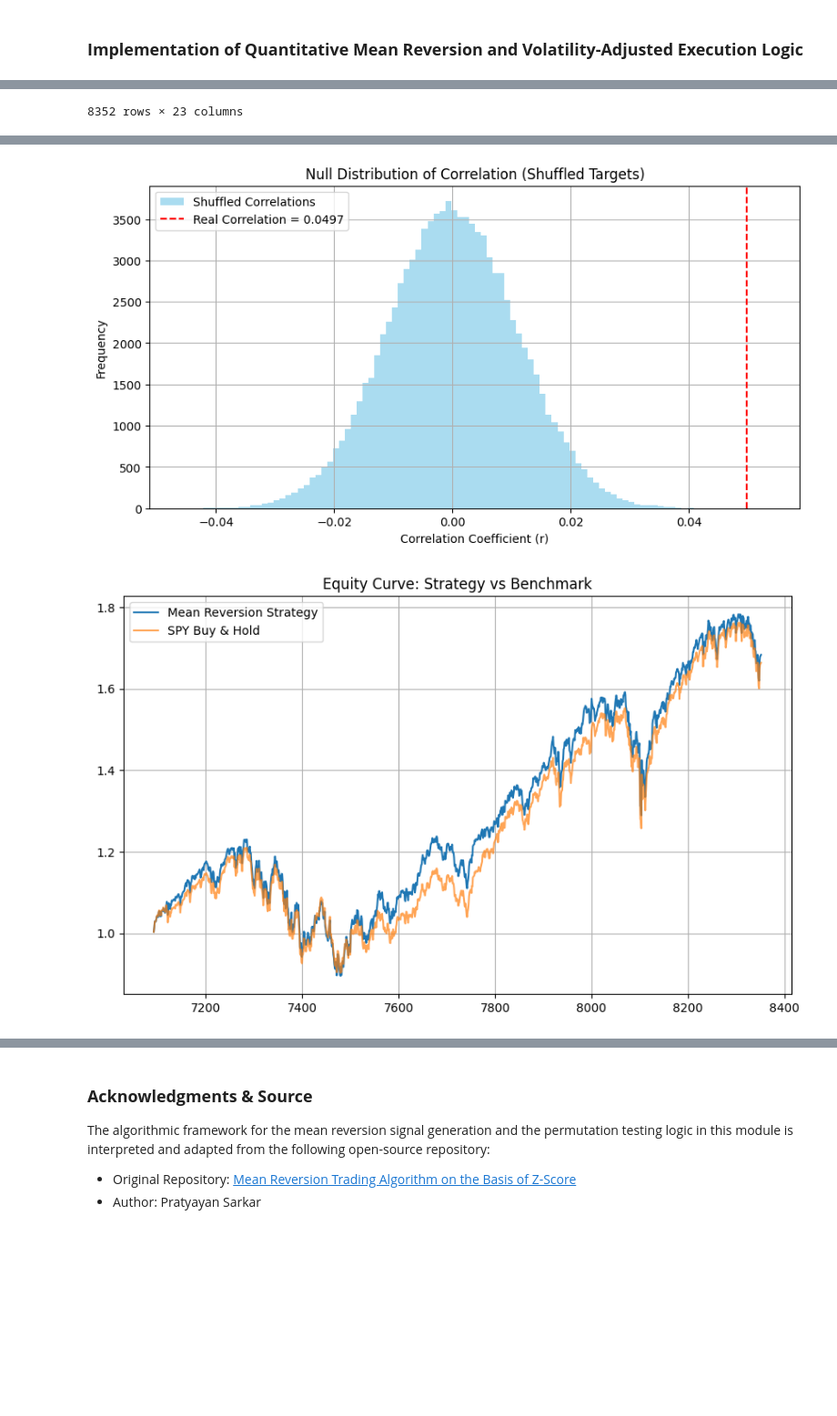
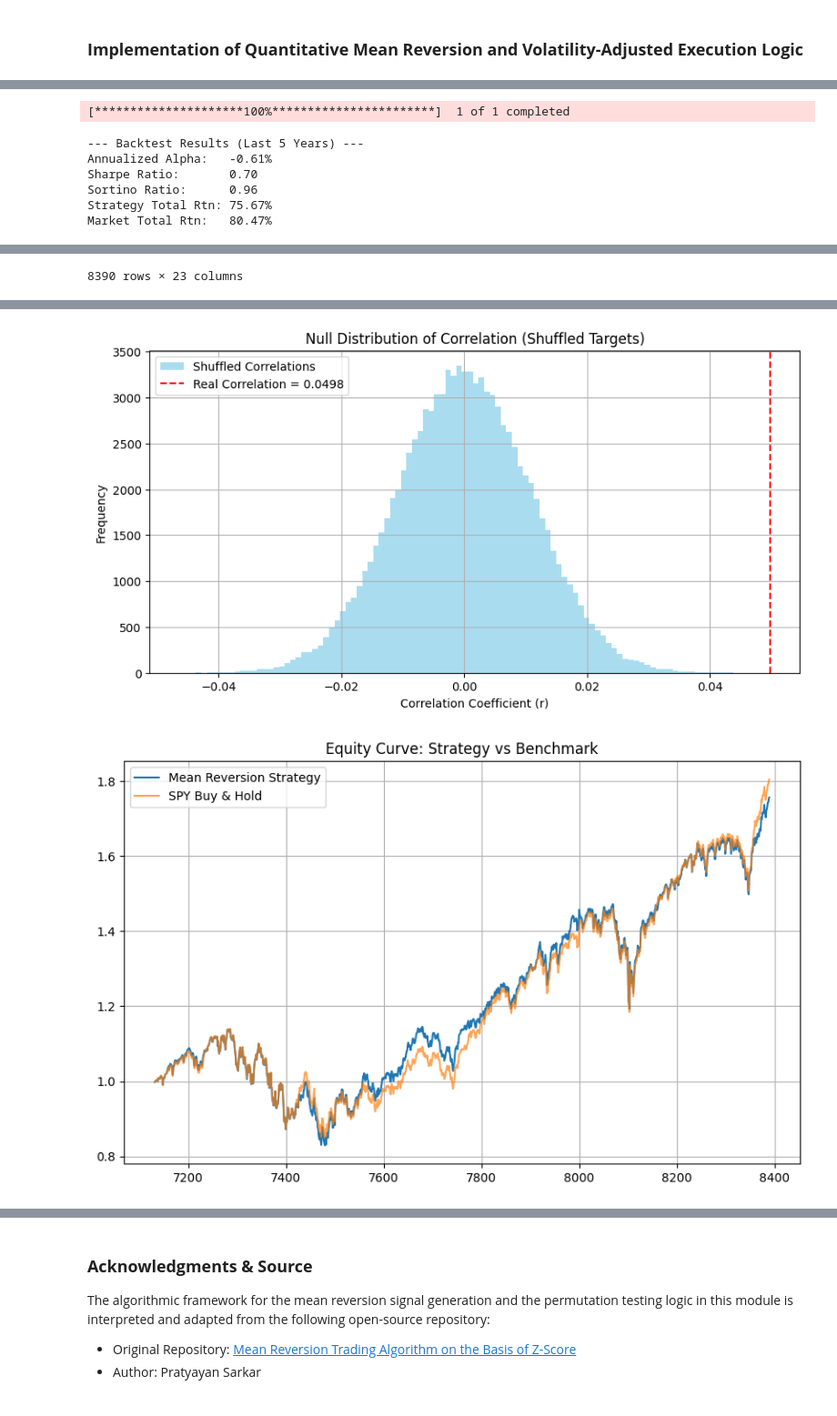
Before and after one commit to JuanAndrewD/RMCT_Assignment_Codebase, a Jupyter notebook: Institutional_Algorithmic_Trading_Strategy-RMCT-Assignment.ipynb, the cells around one changed output, grey strips where cells are left out. Shown at 91% size. Cells and saved outputs as stored; diff of their text form; code cells hidden in the pictures; blank space fills up the shorter version.

```diff
--- a/Institutional_Algorithmic_Trading_Strategy-RMCT-Assignment.ipynb
+++ b/Institutional_Algorithmic_Trading_Strategy-RMCT-Assignment.ipynb
@@ -217,9 +221,17 @@ def assess_regression_output(df, coef, features='Mean_Reversion_Signal', target=
     return df
 
 def backtest_strategy(df, years=5):
-    # 1. Filter for the last 5 years based on the original data timeframe
+    # 1. Get the full unfiltered data for the last 5 calendar years
+    full_df = get_data()
     days_to_lookback = years * 252
-    backtest_df = df.iloc[-days_to_lookback:].copy()
+    full_df_recent = full_df.iloc[-days_to_lookback:].copy()
+
+    # Get the actual index range for the last 5 years
+    start_idx = full_df_recent.index[0]
+    end_idx = full_df_recent.index[-1]
+
+    # Filter the strategy dataframe to match the same calendar period
+    backtest_df = df[(df.index >= start_idx) & (df.index <= end_idx)].copy()
 
     # 2. Generate Signals
     # Signal = 1 if predicted change is positive, -1 if negative (Simple Linear Strategy)
@@ -309 +321,8 @@ Market Total Rtn:   66.39%
+[*********************100%***********************]  1 of 1 completed
+--- Backtest Results (Last 5 Years) ---
+Annualized Alpha:   -0.61%
+Sharpe Ratio:       0.70
+Sortino Ratio:      0.96
+Strategy Total Rtn: 75.67%
+Market Total Rtn:   80.47%
 | Price | Adj Close | Close | High | Low | Open | Volume | Close + 5 | 5 Period % Change | MA | ... |
@@ -321,3 +340,3 @@ Market Total Rtn:   66.39%
-8352 rows × 23 columns
+8390 rows × 23 columns
 [figure]
 [figure]
@@ -325,7 +344,7 @@ Market Total Rtn:   66.39%
 [figure]
 [figure]
-[figure, old version]
+[figure, new version]
-[figure, old version]
+[figure, new version]
 # %% [markdown]
 #### **1. Distribution of Mean Reversion Signals Histogram**
 
```
Also changed, not shown: parts of 11 cells of this notebook, 2 other files.
